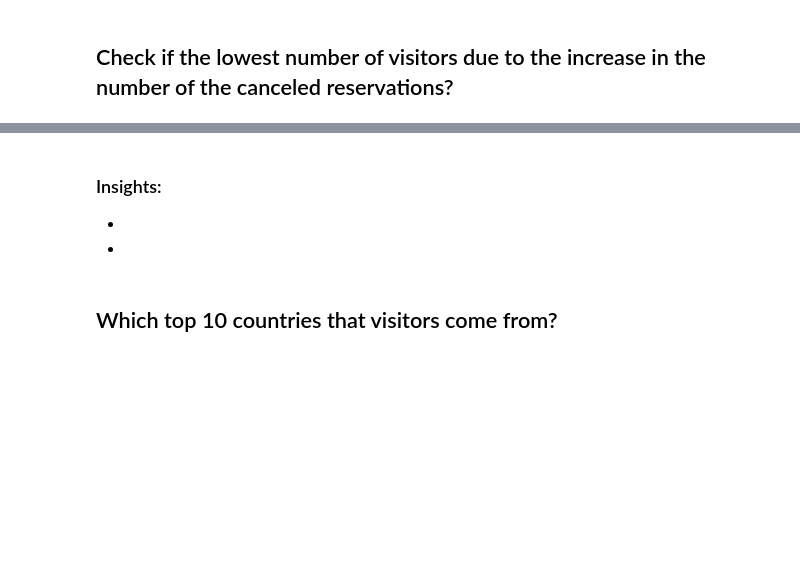
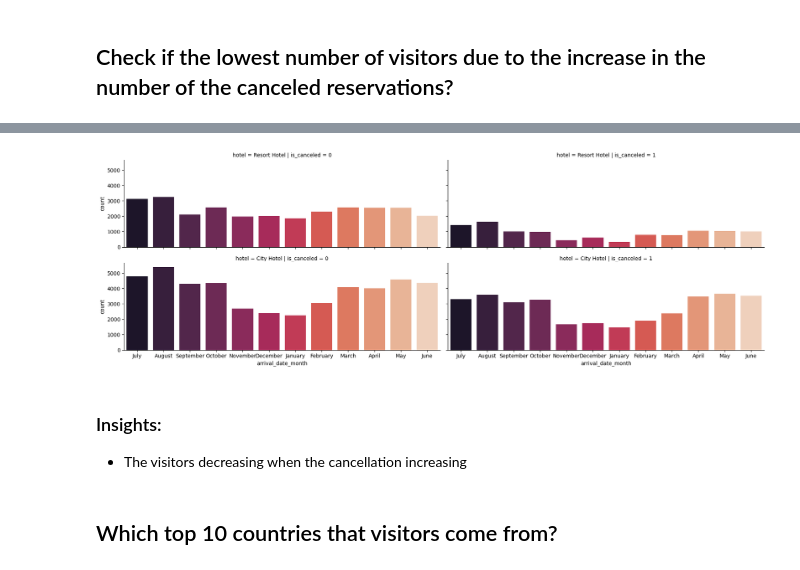
Before and after one commit to Tuwaiq-Data-Science-Bootcamp-V3/PCA-Lab1, a Jupyter notebook: CV_Assignment.ipynb, the cells around one changed output, grey strips where cells are left out. Drawn from its saved outputs; the diff is of its cells as text; code cells hidden in the pictures; blank space fills up the shorter version.

```diff
--- a/CV_Assignment.ipynb
+++ b/CV_Assignment.ipynb
@@ -133,6 +146,10 @@ df.describe(include='object')
-# %% [markdown]
-### Insights:
--
--
+# %%
+sns.catplot(data=df, x='arrival_date_month', row='hotel', kind='count', col='is_canceled',
+            height=3, aspect=3, palette= 'rocket');
+# %% [output]
+[figure, added]
+# %% [markdown]
+### Insights:
+- The visitors decreasing when the cancellation increasing
 # %% [markdown]
 ## Which top 10 countries that visitors come from?
```
Also changed, not shown: parts of 26 cells of this notebook.
